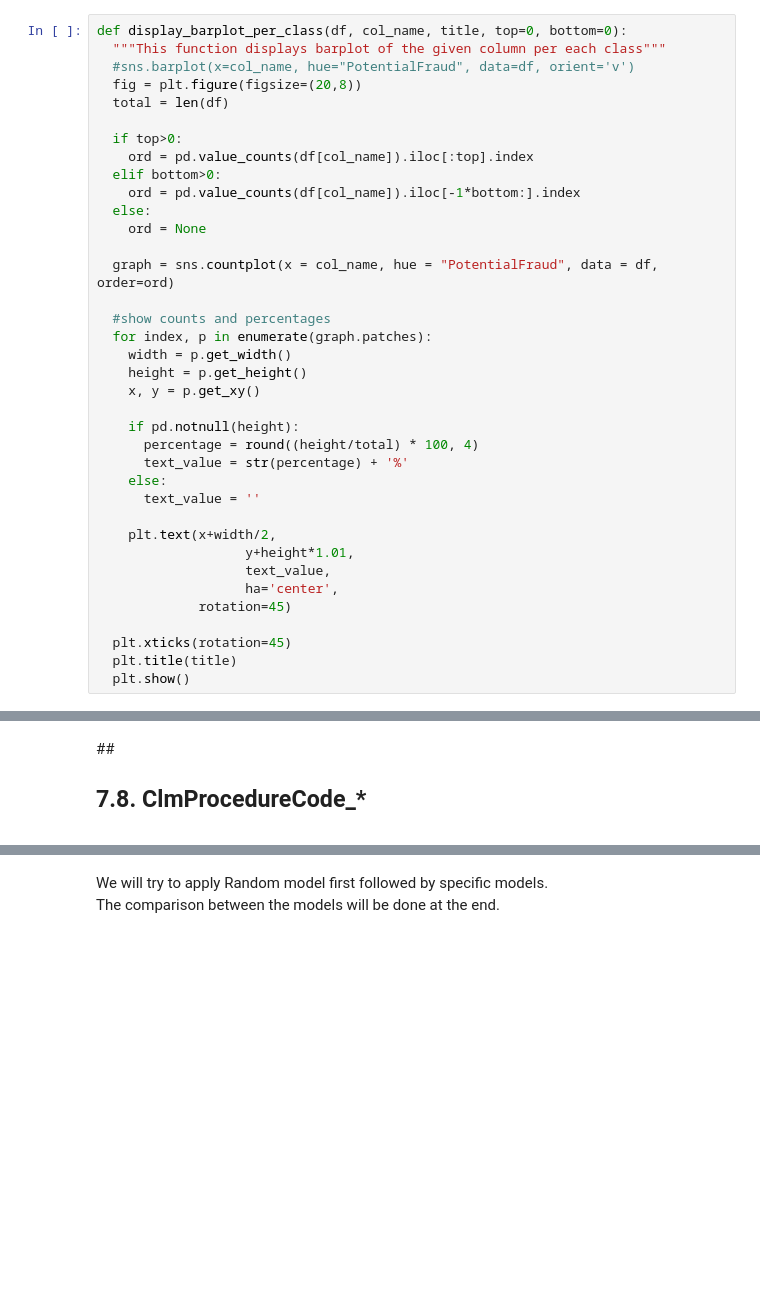
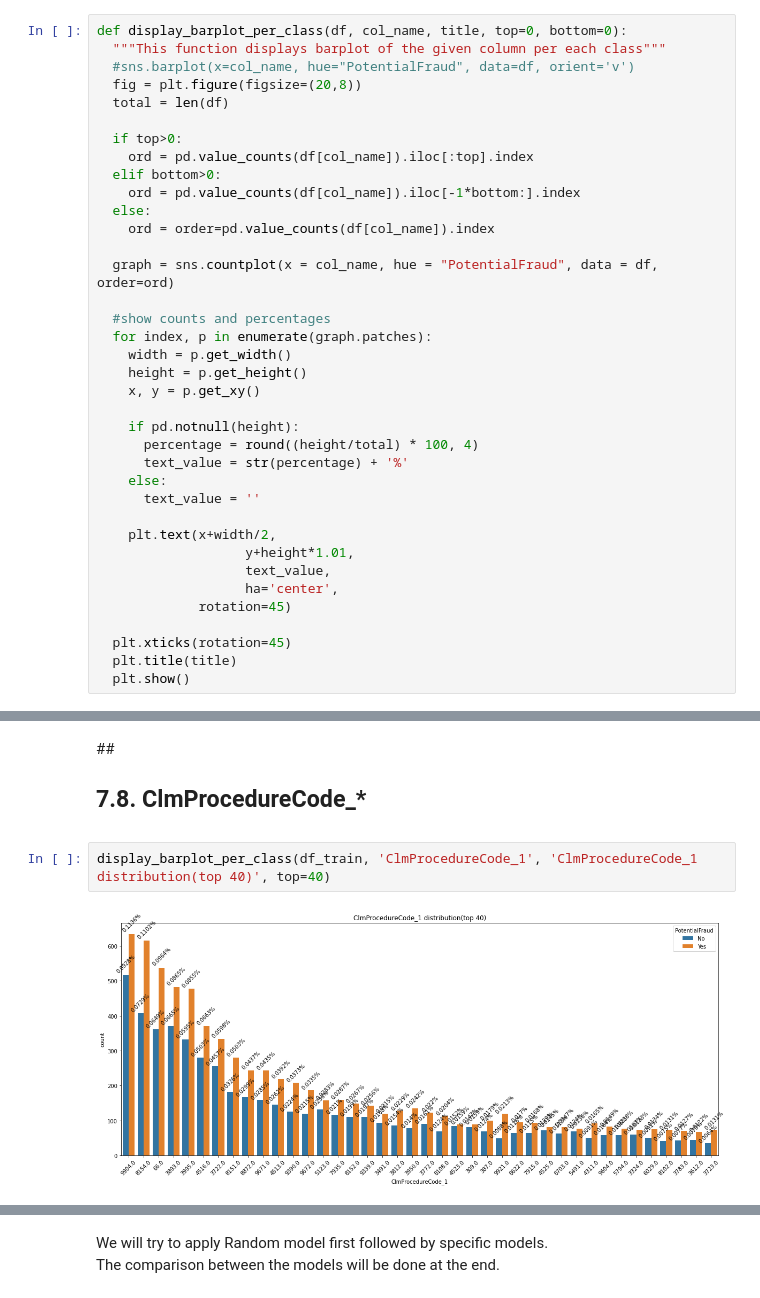
Before and after one commit to NaveenVuppula/Healthcare-Provider-Fraud-Detection-Analysis, a Jupyter notebook: Healthcare_Provider_Fraud_Detection_Analysis.ipynb, the cells around one changed output, grey strips where cells are left out. Saved outputs shown, nothing was run; the diff lists cells and outputs as text; blank space fills up the shorter version.

```diff
--- a/Healthcare_Provider_Fraud_Detection_Analysis.ipynb
+++ b/Healthcare_Provider_Fraud_Detection_Analysis.ipynb
@@ -572,7 +572,7 @@ def display_barplot_per_class(df, col_name, title, top=0, bottom=0):
   elif bottom>0:
     ord = pd.value_counts(df[col_name]).iloc[-1*bottom:].index
   else:
-    ord = None
+    ord = order=pd.value_counts(df[col_name]).index
 
   graph = sns.countplot(x = col_name, hue = "PotentialFraud", data = df, order=ord)
 
@@ -699,3 +699,7 @@ display_barplot_per_class(df_train, 'ClmDiagnosisCode_3', 'ClmDiagnosisCode_3 di
 **Observations:** In ClmDiagnosisCode_1, ClmDiagnosisCode_2 and ClmDiagnosisCode_3, the top diagnosis code is 4019. The most frequent diagnosis codes are 4019, 4011, 2724 and 25000.
 # %% [markdown]
 ##<h2>7.8. ClmProcedureCode_*
+# %%
+display_barplot_per_class(df_train, 'ClmProcedureCode_1', 'ClmProcedureCode_1 distribution(top 40)', top=40)
+# %% [output]
+[figure, added]
```
Also changed, not shown: parts of 11 cells of this notebook.
